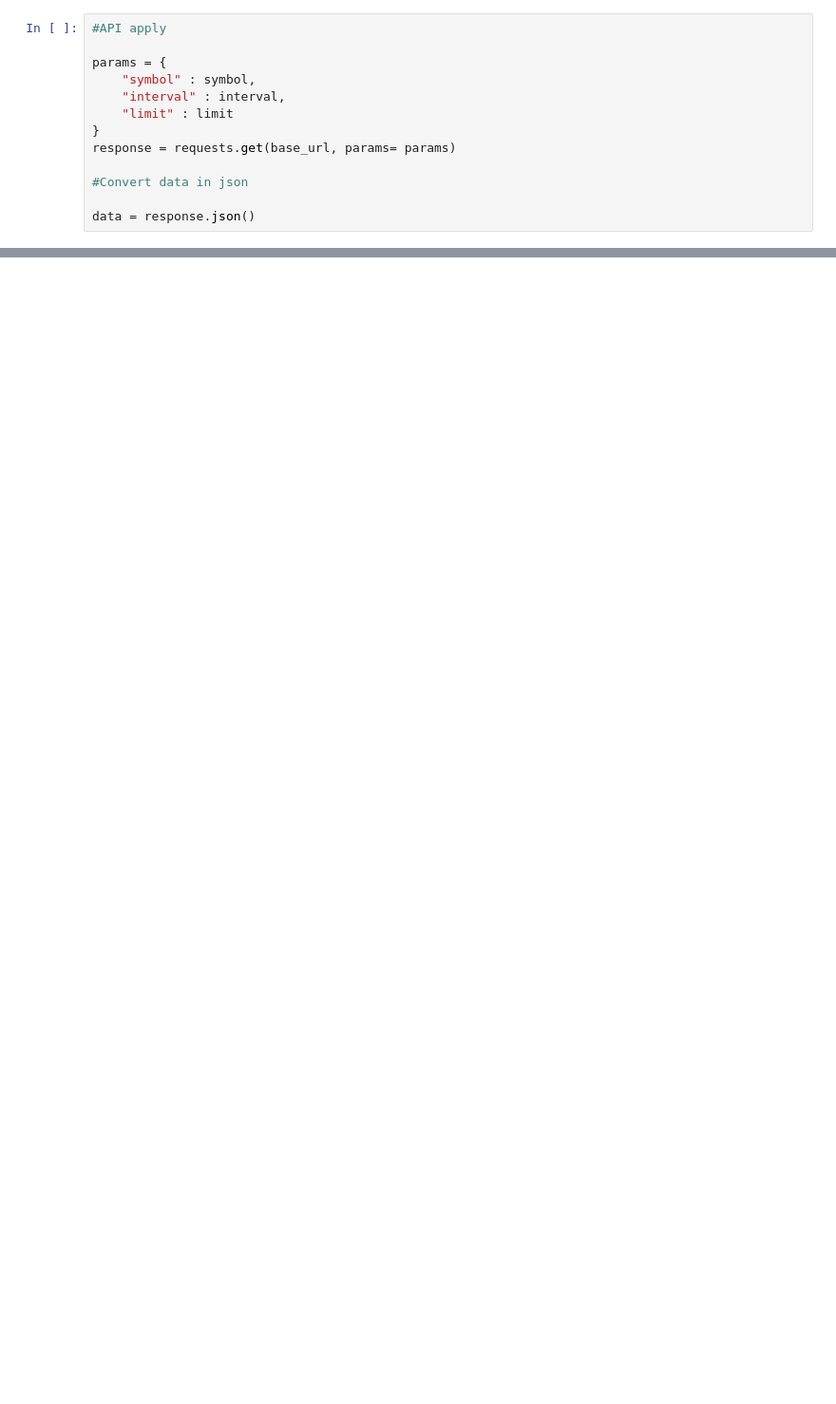
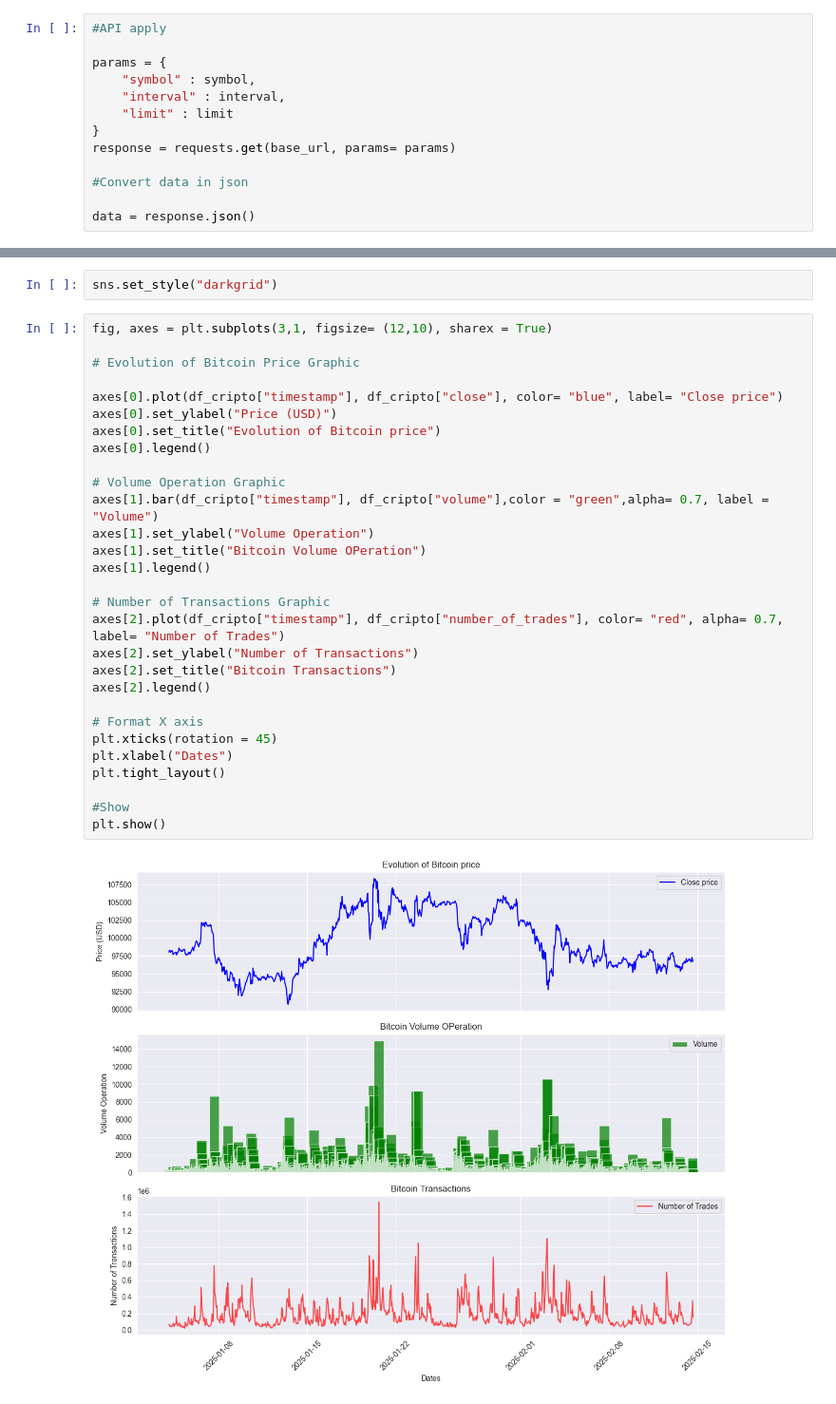
Before and after one commit to VictorMDSS/De_Sousa_Sanchez_Victor_Manuel_CriptoPredict, a Jupyter notebook: main.ipynb, the cells around one changed output, grey strips where cells are left out. Shown: that part at 95% size. Drawn from its saved outputs; the diff is of its cells as text; blank space fills up the shorter version.

```diff
--- a/main.ipynb
+++ b/main.ipynb
@@ -105,0 +111,33 @@ memory usage: 9.5+ KB
+# %%
+sns.set_style("darkgrid")
+# %%
+fig, axes = plt.subplots(3,1, figsize= (12,10), sharex = True)
+
+# Evolution of Bitcoin Price Graphic
+
+axes[0].plot(df_cripto["timestamp"], df_cripto["close"], color= "blue", label= "Close price")
+axes[0].set_ylabel("Price (USD)")
+axes[0].set_title("Evolution of Bitcoin price")
+axes[0].legend()
+
+# Volume Operation Graphic
+axes[1].bar(df_cripto["timestamp"], df_cripto["volume"],color = "green",alpha= 0.7, label = "Volume")
+axes[1].set_ylabel("Volume Operation")
+axes[1].set_title("Bitcoin Volume OPeration")
+axes[1].legend()
+
+# Number of Transactions Graphic
+axes[2].plot(df_cripto["timestamp"], df_cripto["number_of_trades"], color= "red", alpha= 0.7, label= "Number of Trades")
+axes[2].set_ylabel("Number of Transactions")
+axes[2].set_title("Bitcoin Transactions")
+axes[2].legend()
+
+# Format X axis
+plt.xticks(rotation = 45)
+plt.xlabel("Dates")
+plt.tight_layout()
+
+#Show
+plt.show()
+# %% [output]
+[figure, added]
```
Also changed, not shown: parts of 12 cells of this notebook.
